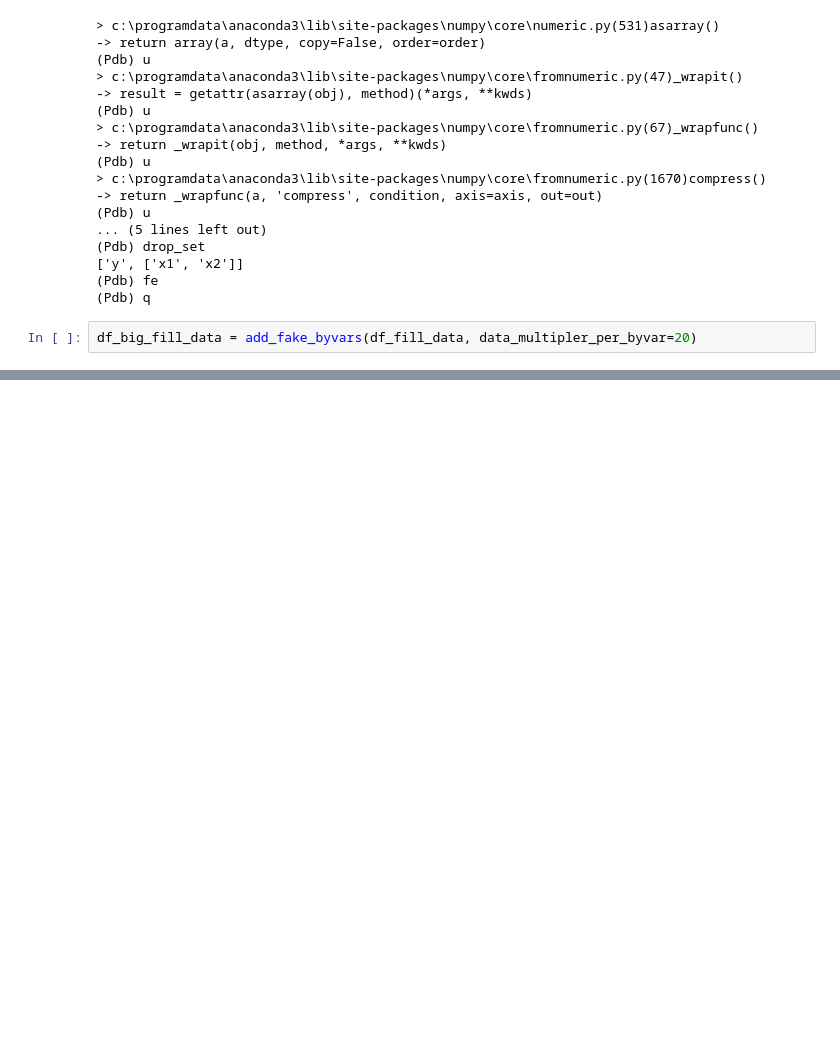
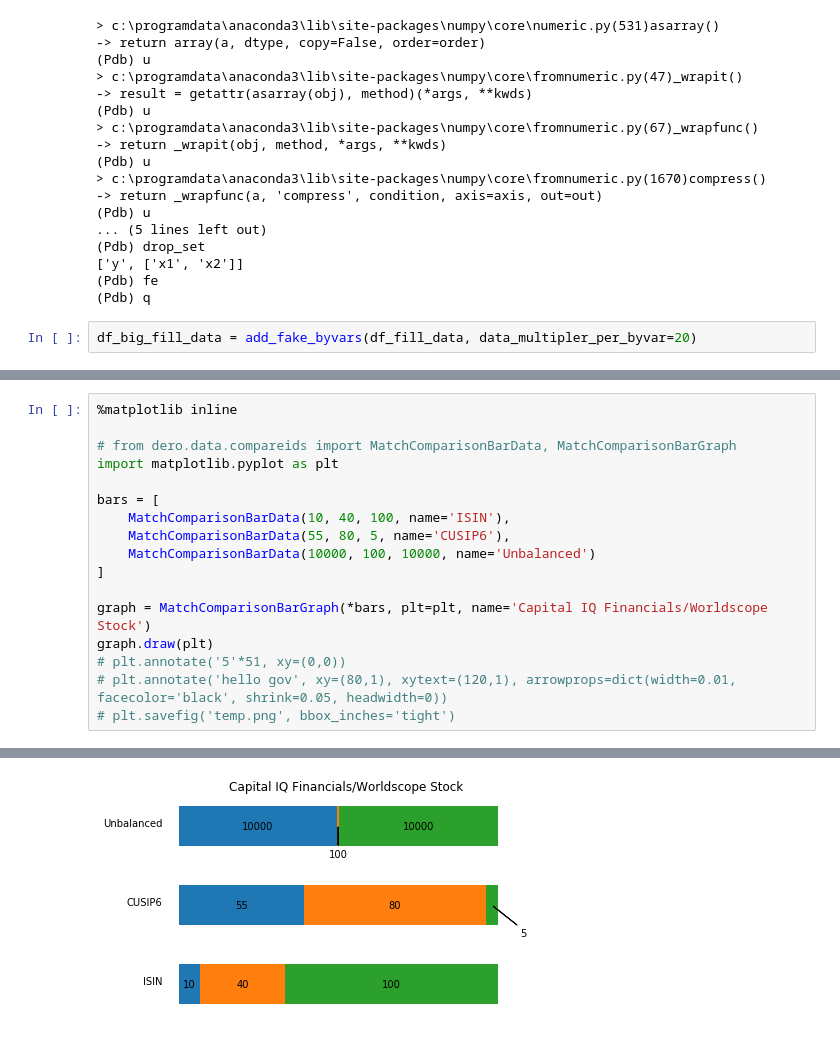
Before and after one commit to whoopnip/dero, a Jupyter notebook: Testing Scratchbook 2.ipynb, the cells around one changed output, grey strips where cells are left out. Cells and saved outputs as stored; diff of their text form; blank space fills up the shorter version.

Commit message:
0.9.3: Expanded compare ids module to create flow charts displaying matches with different data sources. Performance upgrades for fill nan functions. Added regression set args object

```diff
--- a/Testing Scratchbook 2.ipynb
+++ b/Testing Scratchbook 2.ipynb
@@ -326,0 +824,18 @@ df_big_fill_data = add_fake_byvars(df_fill_data, data_multipler_per_byvar=20)
+# %%
+%matplotlib inline
+
+# from dero.data.compareids import MatchComparisonBarData, MatchComparisonBarGraph
+import matplotlib.pyplot as plt
+
+bars = [
+    MatchComparisonBarData(10, 40, 100, name='ISIN'),
+    MatchComparisonBarData(55, 80, 5, name='CUSIP6'),
+    MatchComparisonBarData(10000, 100, 10000, name='Unbalanced')
+]
+
+graph = MatchComparisonBarGraph(*bars, plt=plt, name='Capital IQ Financials/Worldscope Stock')
+graph.draw(plt)
+# plt.annotate('5'*51, xy=(0,0))
+# plt.annotate('hello gov', xy=(80,1), xytext=(120,1), arrowprops=dict(width=0.01, facecolor='black', shrink=0.05, headwidth=0))
+# plt.savefig('temp.png', bbox_inches='tight')
+# %% [output]
@@ -326,0 +843 @@ df_big_fill_data = add_fake_byvars(df_fill_data, data_multipler_per_byvar=20)
+[figure, added]
```
Also changed, not shown: parts of 51 cells of this notebook, 6 other files.
